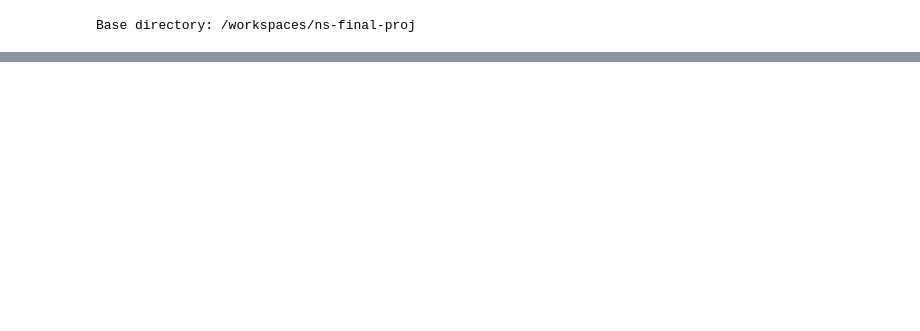
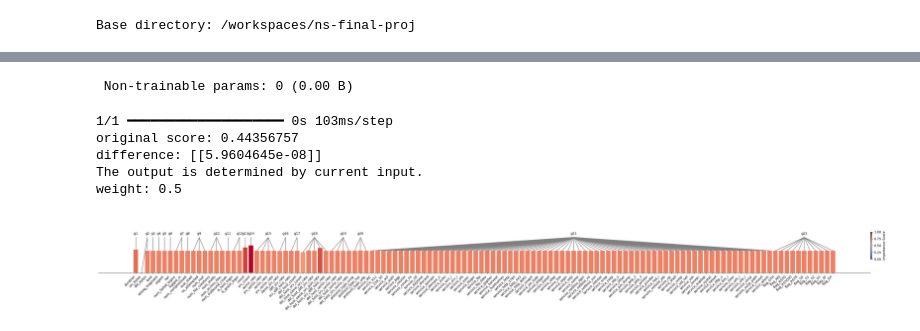
Before and after one commit to kchekuru/ns-final-proj, a Jupyter notebook: Demo/explanation.ipynb, the cells around one changed output, grey strips where cells are left out. Cells and saved outputs as stored; diff of their text form; code cells hidden in the pictures; blank space fills up the shorter version.

```diff
--- a/Demo/explanation.ipynb
+++ b/Demo/explanation.ipynb
@@ -392,0 +537,73 @@ kdd_fn_explanation.visualization(kdd_group_sizes, kdd_group_names, kdd_feature_n
+# %%
+kdd_fn_data  = pd.read_csv(os.path.join(BASE_DIR, "Data", "kdd_selected_fn_rows_122.csv"))
+kdd_fn_feature_data = kdd_fn_data.iloc[:,1 :]
+kdd_fn_current_sample = kdd_fn_feature_data.iloc[-1]
+kdd_fn_current_sample = kdd_fn_current_sample.values.reshape(1,1,-1)
+kdd_fn_history_samples = kdd_fn_feature_data
+kdd_fn_history_samples = kdd_fn_history_samples.values.reshape(len(kdd_fn_history_samples),1,-1)
+kdd_fn_prediction_score = 0.44356757
+if "kdd_model" not in globals():
+    kdd_model = os.path.join(BASE_DIR, "Models", "lstm_model.h5")
+
+if "kdd_feature_names" not in globals():
+    kdd_feature_names = np.load(os.path.join(BASE_DIR, "Data", "kdd_after_features.npy"))
+    kdd_feature_names = kdd_feature_names[kdd_feature_names != "Class"]
+
+if "kdd_group_sizes" not in globals():
+    kdd_group_sizes = [1, 2, 1, 1, 1, 1, 2, 1, 3, 3, 1, 2, 1, 1, 4, 2, 2, 5, 4, 3, 70, 11]
+
+if "kdd_group_names" not in globals():
+    kdd_group_names = [f"g{i}" for i in range(1, len(kdd_group_sizes) + 1)]
+
+kdd_fn_explanation = Explanation(
+    kdd_fn_current_sample,
+    kdd_fn_history_samples,
+    kdd_model,
+    kdd_fn_prediction_score,
+    kdd_feature_names,
+    kdd_group_sizes,
+    "lstm",
+)
+# Keras 3 compatibility patch for legacy H5 models that include `time_major` in LSTM config
+if not hasattr(keras.models, "_original_load_model"):
+    keras.models._original_load_model = keras.models.load_model
+
+def _safe_load_model(*args, **kwargs):
+    kwargs.setdefault("compile", False)
+    try:
+        return keras.models._original_load_model(*args, **kwargs)
+    except ValueError as e:
+        if "Unrecognized keyword arguments passed to LSTM" in str(e) and "time_major" in str(e):
+            if not hasattr(keras.layers.LSTM, "_original_from_config"):
+                keras.layers.LSTM._original_from_config = keras.layers.LSTM.from_config
+
+                @classmethod
+                def _lstm_from_config(cls, config):
+                    config = dict(config)
+                    config.pop("time_major", None)
+                    return cls._original_from_config(config)
+
+                keras.layers.LSTM.from_config = _lstm_from_config
+            return keras.models._original_load_model(*args, **kwargs)
+        raise
+
+keras.models.load_model = _safe_load_model
+
+kdd_fn_explanation.capture_relevant_history()
+kdd_fn_explanation.weighted_sampling(num_samples)
+if hasattr(asgl, "CV"):
+    kdd_fn_explanation.sparse_group_lasso()
+else:
+    fn_x_ws = kdd_fn_explanation.weighted_samples.reshape(-1, len(kdd_feature_names))
+    fn_model = keras.models.load_model(kdd_model)
+    fn_y_scores = fn_model.predict(fn_x_ws.reshape(-1, 1, len(kdd_feature_names)), batch_size=1, verbose=0)
+    fn_y_scores = fn_y_scores.reshape(-1)
+
+    fn_reg = 1e-6
+    fn_xtx = fn_x_ws.T @ fn_x_ws + fn_reg * np.eye(fn_x_ws.shape[1])
+    fn_xty = fn_x_ws.T @ fn_y_scores
+    fn_beta = np.linalg.solve(fn_xtx, fn_xty)
+
+    kdd_fn_explanation.coef = [fn_beta]
+kdd_fn_explanation.visualization(kdd_group_sizes, kdd_group_names, kdd_feature_names)
+# %% [output]
@@ -393,3 +620,10 @@ kdd_fn_explanation.visualization(kdd_group_sizes, kdd_group_names, kdd_feature_n
+ Non-trainable params: 0 (0.00 B)
+1/1 ━━━━━━━━━━━━━━━━━━━━ 0s 103ms/step
+original score: 0.44356757
+difference: [[5.9604645e-08]]
+The output is determined by current input.
+weight: 0.5
+[figure, added]
 # %%
 kdd_fp_data  = pd.read_csv(os.path.join(BASE_DIR, "Data", "kdd_selected_fp_rows_122.csv"))
 kdd_fp_feature_data = kdd_fp_data.iloc[:,1 :]
```
Also changed, not shown: parts of 16 cells of this notebook.
